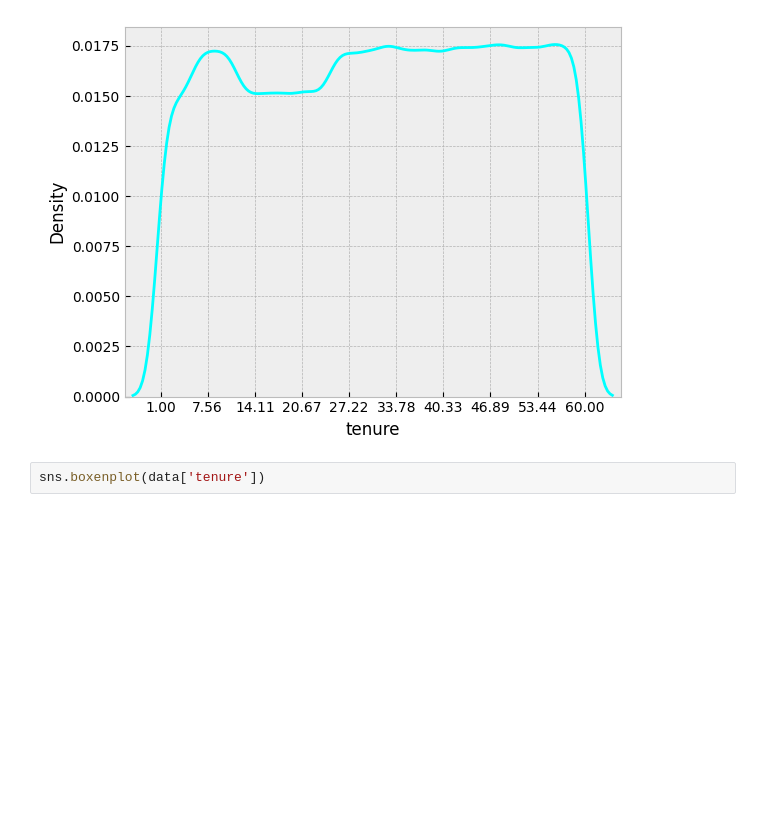
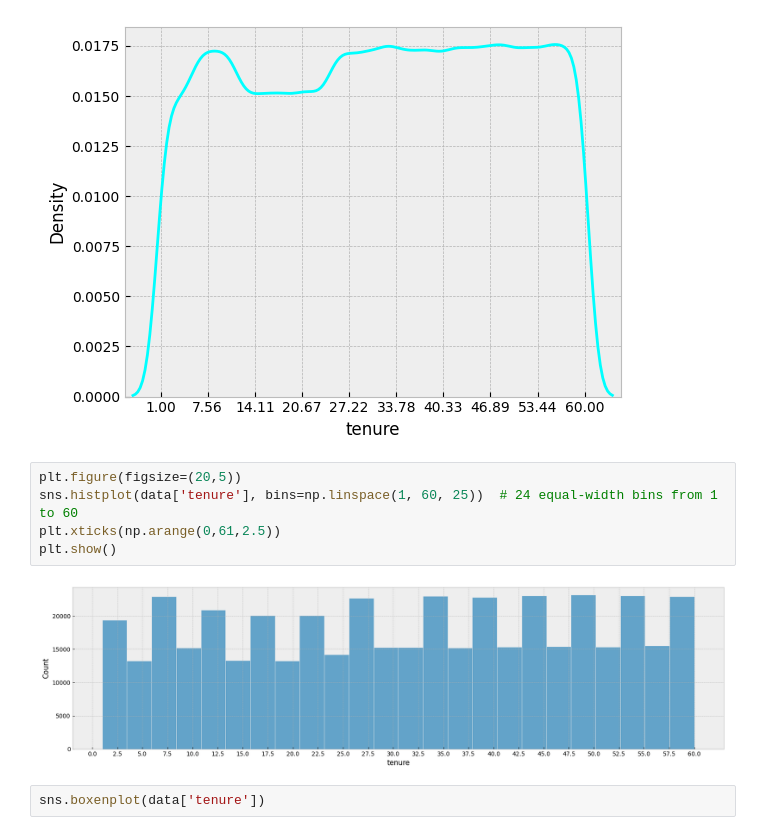
Before and after one commit to IamRaNo/Customer_Churn_Project, a Jupyter notebook: customer_churn_data.ipynb, the cells around one changed output. Drawn from its saved outputs; the diff is of its cells as text; blank space fills up the shorter version.

```diff
--- a/customer_churn_data.ipynb
+++ b/customer_churn_data.ipynb
@@ -217,6 +247,13 @@ There are more data in male gender, so we can assume that this service was used
 plot_kde('tenure')
 # %% [output]
 [figure]
+# %%
+plt.figure(figsize=(20,5))
+sns.histplot(data['tenure'], bins=np.linspace(1, 60, 25))  # 24 equal-width bins from 1 to 60
+plt.xticks(np.arange(0,61,2.5))
+plt.show()
+# %% [output]
+[figure, added]
 # %%
 sns.boxenplot(data['tenure'])
 # %% [output]
```
Also changed, not shown: parts of 64 cells of this notebook.
